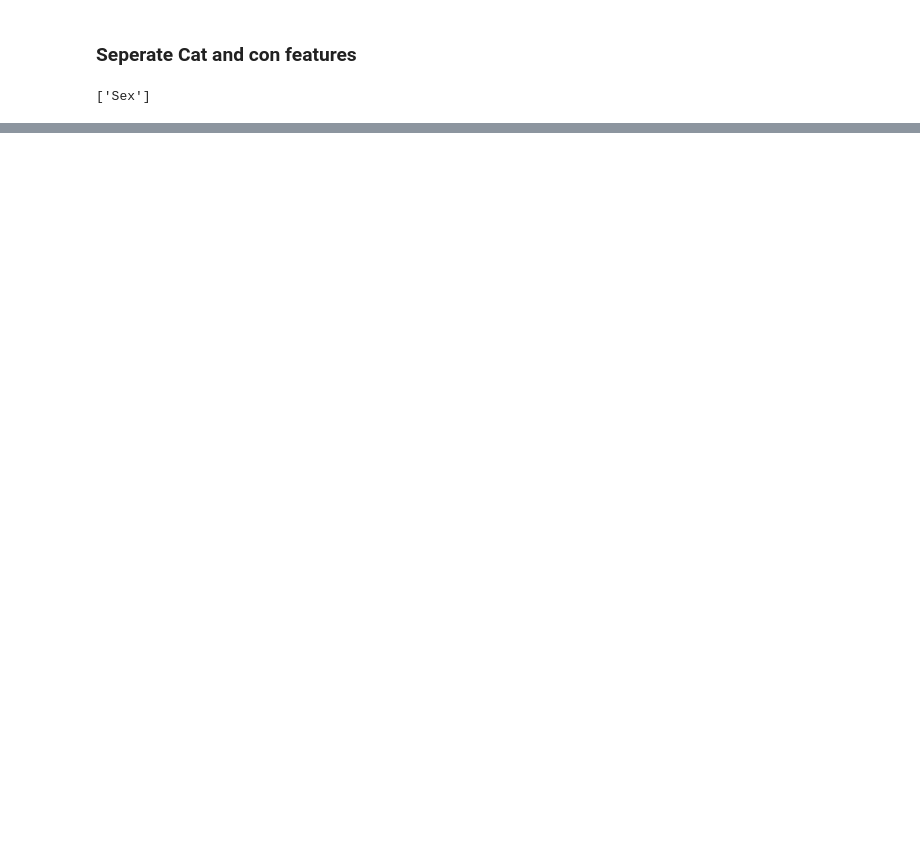
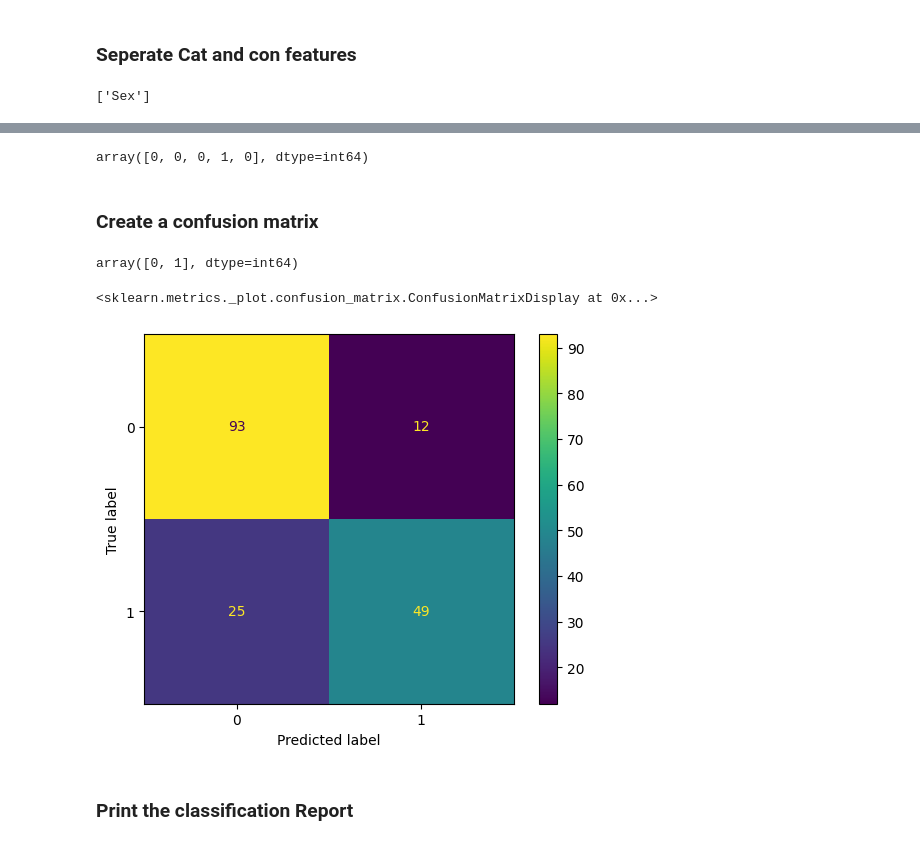
Before and after one commit to utkarshg1/Machine-Learning-7_9, a Jupyter notebook: Feature Selection/MutualInfoScores.ipynb, the cells around one changed output, grey strips where cells are left out. Cells and saved outputs as stored; diff of their text form; code cells hidden in the pictures; blank space fills up the shorter version.

```diff
--- a/Feature Selection/MutualInfoScores.ipynb
+++ b/Feature Selection/MutualInfoScores.ipynb
@@ -207,0 +268,5 @@ con_sel
+# %%
+from sklearn.model_selection import RandomizedSearchCV
+rfc = RandomForestClassifier()
+rscv = RandomizedSearchCV(rfc, param_distributions=params, scoring='f1_macro')
+rscv.fit(xtrain, ytrain)
@@ -207,0 +287,3 @@ con_sel
+# %%
+best_rfc = rscv.best_estimator_
+best_rfc
@@ -207,0 +302,3 @@ con_sel
+# %%
+ypred_tr = best_rfc.predict(xtrain)
+ypred_ts = best_rfc.predict(xtest)
@@ -207,0 +327,21 @@ con_sel
+# %%
+ypred_ts[0:5]
+# %% [output]
+array([0, 0, 0, 1, 0], dtype=int64)
+# %% [markdown]
+### Create a confusion matrix
+# %%
+c = best_rfc.classes_
+c
+# %% [output]
+array([0, 1], dtype=int64)
+# %%
+from sklearn.metrics import confusion_matrix, ConfusionMatrixDisplay
+cf = confusion_matrix(ytest, ypred_ts)
+cfd = ConfusionMatrixDisplay(cf, display_labels=c)
+cfd.plot()
+# %% [output]
+<sklearn.metrics._plot.confusion_matrix.ConfusionMatrixDisplay at 0x...>
+[figure, added]
+# %% [markdown]
+### Print the classification Report
```
Also changed, not shown: parts of 51 cells of this notebook, 1 other file.
